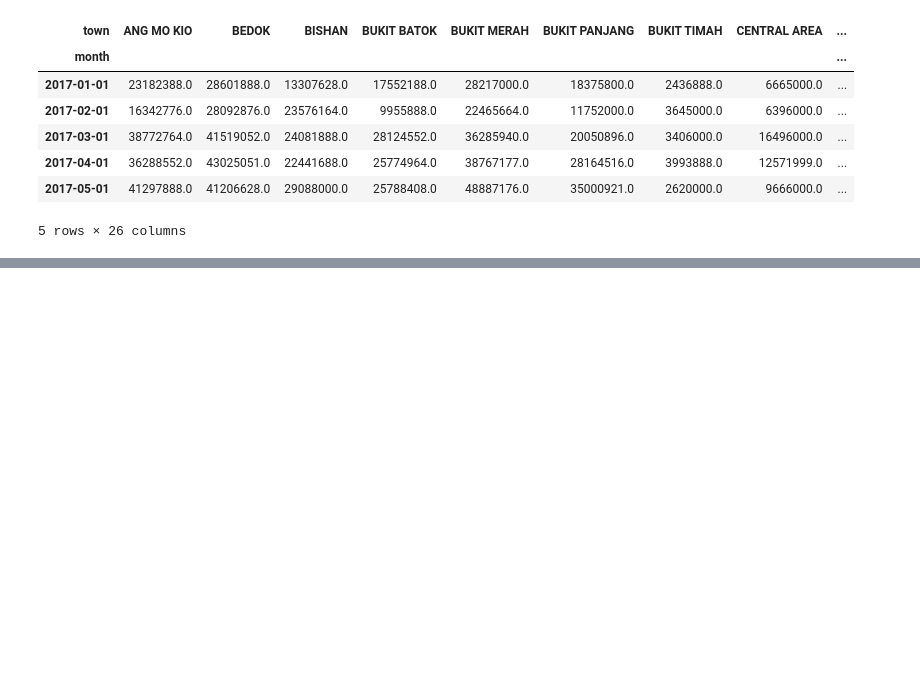
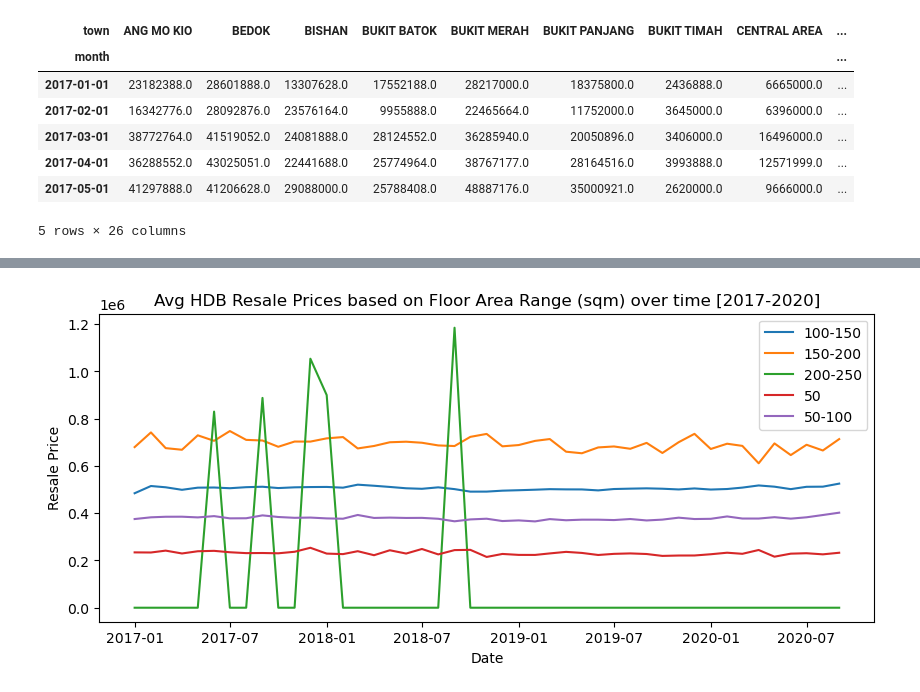
Before and after one commit to sura1128/hdb_resale_analytics, a Jupyter notebook: hdb_resales.ipynb, the cells around one changed output, grey strips where cells are left out. Cells and saved outputs as stored; diff of their text form; code cells hidden in the pictures; blank space fills up the shorter version.

```diff
--- a/hdb_resales.ipynb
+++ b/hdb_resales.ipynb
@@ -217,0 +304,19 @@ sum_table.head()
+# %%
+# the volume of sales can be tabulated using the sum of sales over the years
+avg_table = pd.pivot_table(df, values='resale_price', index=['month'], columns=['floor_area_range'], aggfunc="mean")
+avg_table = avg_table.fillna(0)
+avg_dates = avg_table.index
+
+plt.figure(figsize=(10,4))
+plt.xlabel('Date')
+plt.ylabel('Resale Price')
+plt.title('Avg HDB Resale Prices based on Floor Area Range (sqm) over time [2017-2020]')
+
+
+for (colName, colVal) in avg_table.items():
+    plt.plot(avg_dates, colVal, label=colName)
+
+plt.legend()
+plt.show()
+# %% [output]
+[figure, added]
```
Also changed, not shown: parts of 7 cells of this notebook.
